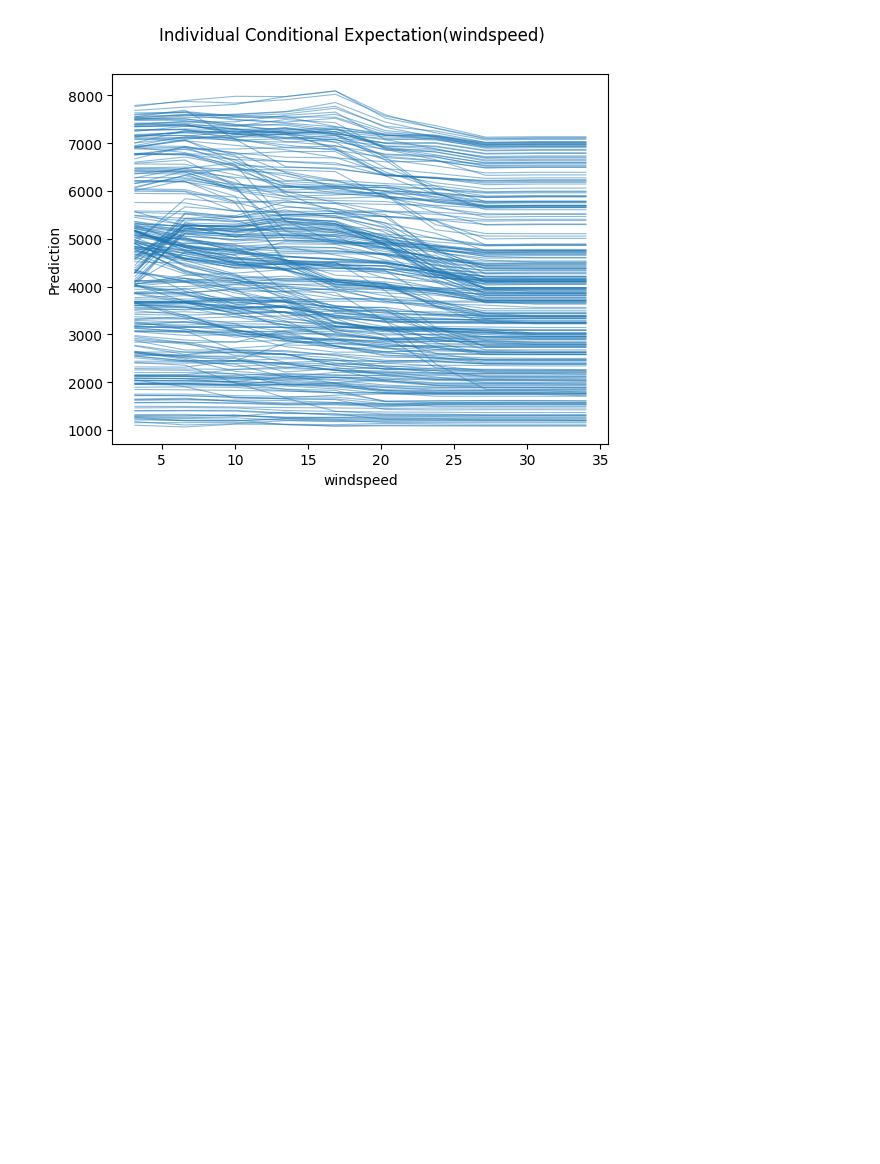
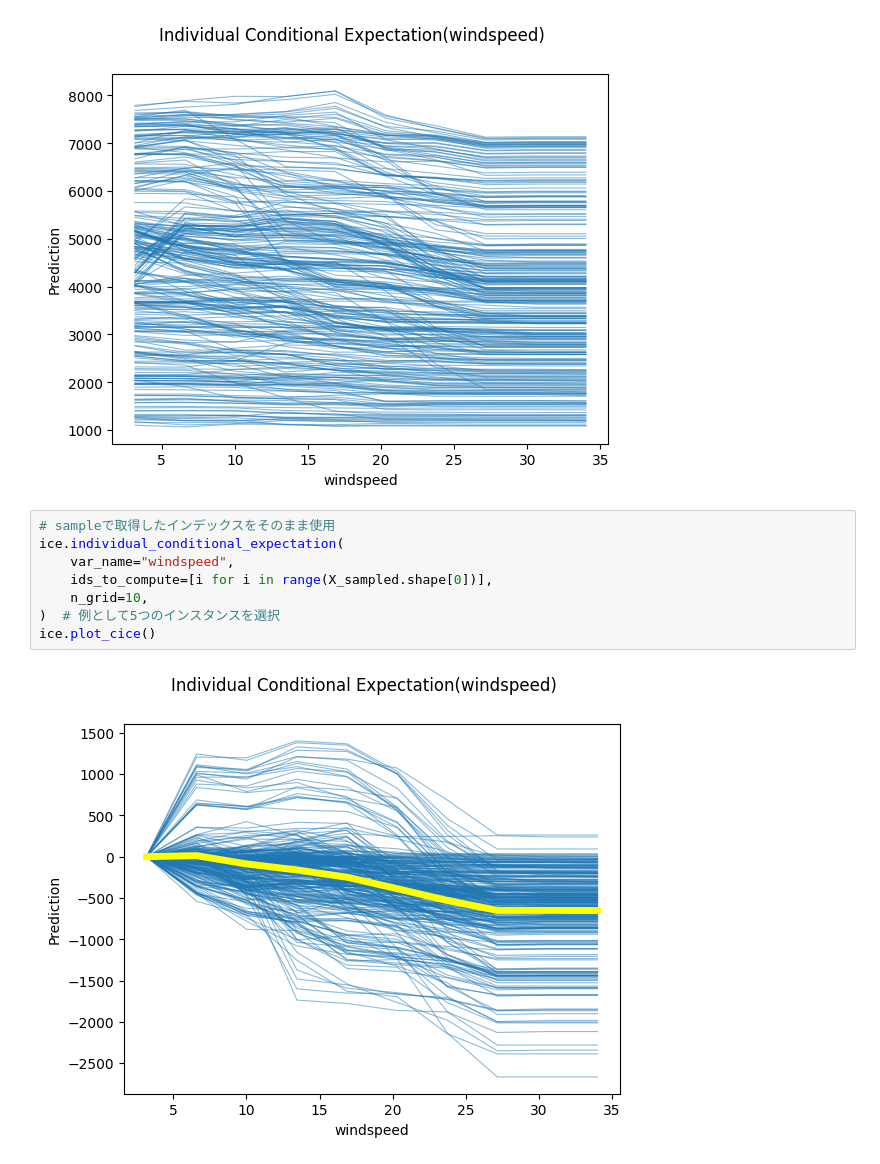
Before and after one commit to shimkoji/Interpretable-machine-learning-by-python, a Jupyter notebook: python/notebook/6.2 ICE.ipynb, the cells around one changed output. Saved outputs shown, nothing was run; the diff lists cells and outputs as text; blank space fills up the shorter version.

```diff
--- a/python/notebook/6.2 ICE.ipynb
+++ b/python/notebook/6.2 ICE.ipynb
@@ -159,3 +169,13 @@ ice.individual_conditional_expectation(
 ice.plot()
 # %% [output]
 [figure]
+# %%
+# sampleで取得したインデックスをそのまま使用
+ice.individual_conditional_expectation(
+    var_name="windspeed",
+    ids_to_compute=[i for i in range(X_sampled.shape[0])],
+    n_grid=10,
+)  # 例として5つのインスタンスを選択
+ice.plot_cice()
+# %% [output]
+[figure, added]
```
Also changed, not shown: parts of 1 cell of this notebook, 4 other files.
